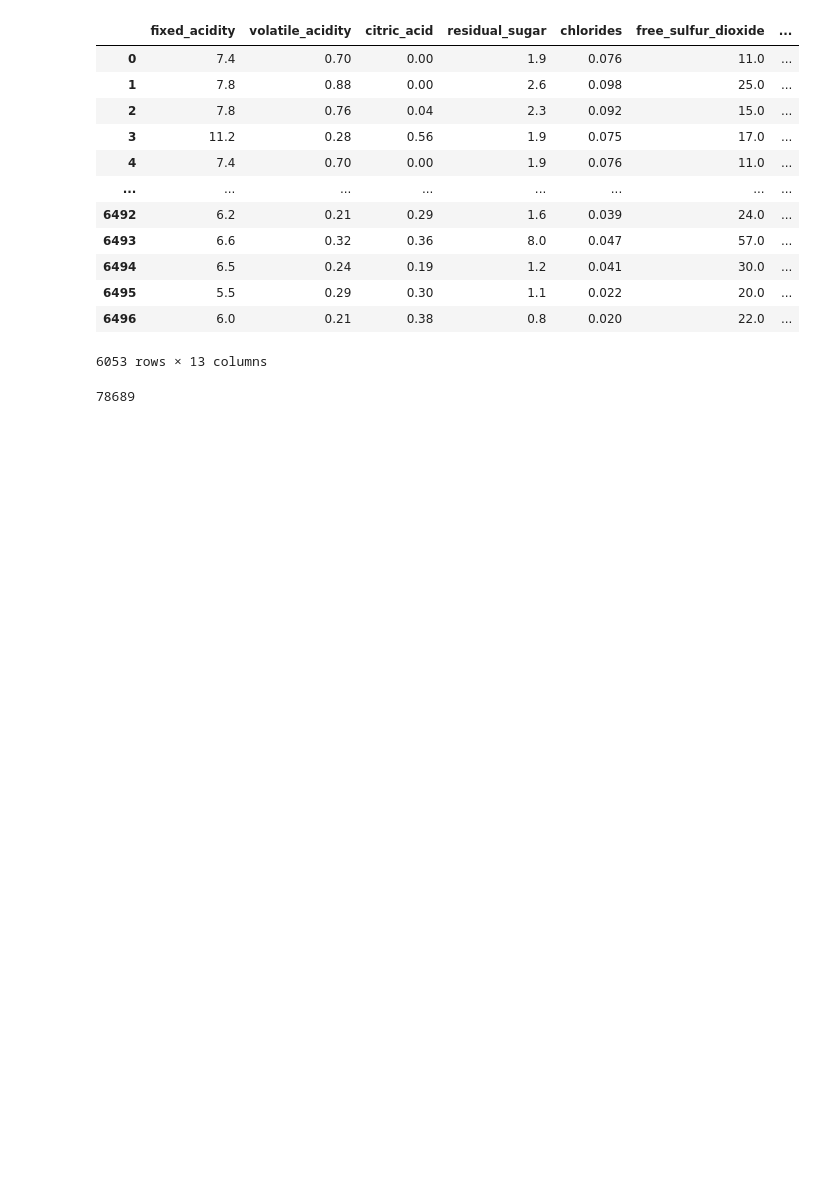
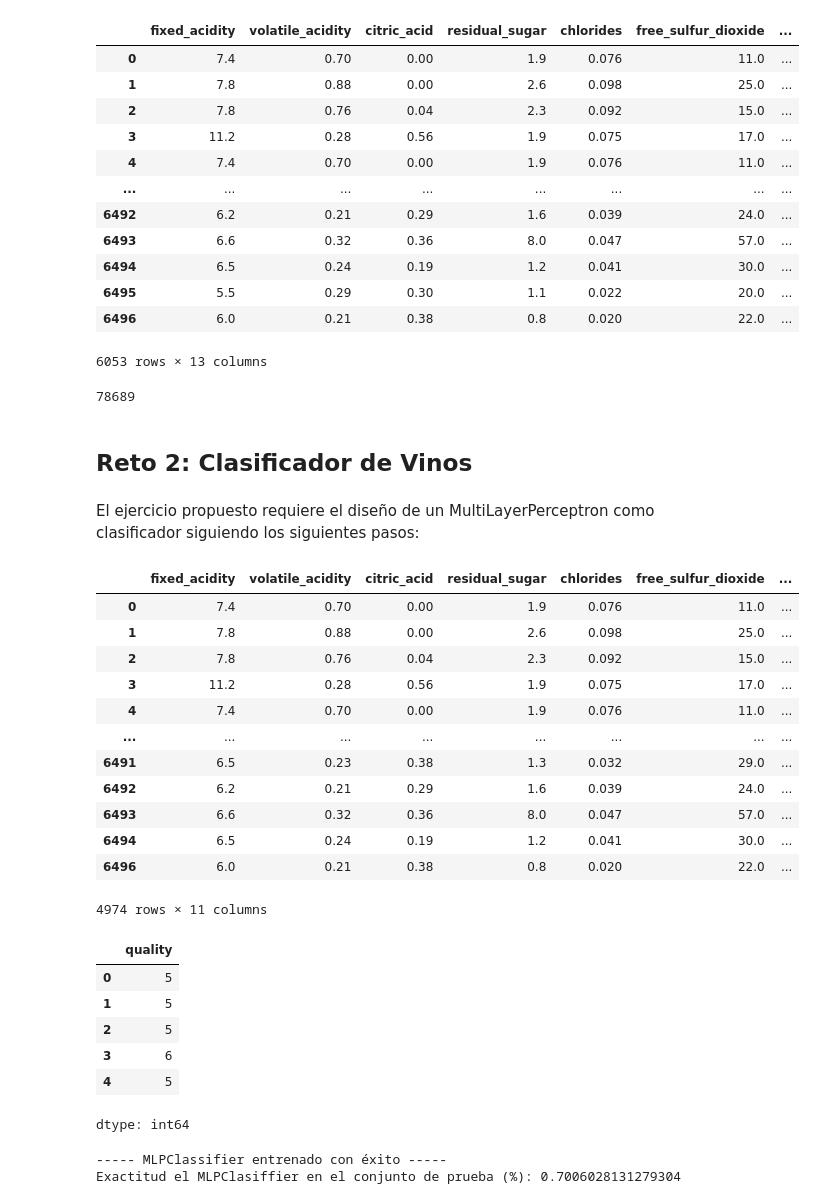
Before and after one commit to justoneye/Bootcamp-IA-G84, a Jupyter notebook: Retos_Técnicos.ipynb, the cells around one changed output. Saved outputs shown, nothing was run; the diff lists cells and outputs as text; code cells hidden in the pictures; blank space fills up the shorter version.

Commit message:
Reto 2

```diff
--- a/Retos_Técnicos.ipynb
+++ b/Retos_Técnicos.ipynb
@@ -48,3 +51,61 @@ quality.size
 | 6496 | 6.0 | 0.21 | 0.38 | 0.8 | 0.020 | 22.0 | ... |
 6053 rows × 13 columns
 78689
+# %% [markdown]
+## Reto 2: Clasificador de Vinos
+# %% [markdown]
+ El ejercicio propuesto requiere el diseño de un MultiLayerPerceptron como clasificador siguiendo los siguientes pasos:
+# %%
+from sklearn.model_selection import train_test_split
+from sklearn.neural_network import MLPClassifier
+
+# 4. Definir X con las características desde 0-10
+nuevo = wines[(wines['quality'] >= 5) & (wines['quality'] <= 6)]
+X = nuevo.iloc[:, 0:11]
+display(X)
+
+# 5. Definir y con la característica 'quality'
+y = nuevo['quality']
+display(y.head())
+
+# Dividir los datos en conjuntos de entrenamiento y prueba
+X_train, X_test, y_train, y_test = train_test_split(X, y, test_size=0.3, random_state=42)
+
+
+# 6. Entrenar un MLPClassifier con los siguientes parámetros: hidden_layer_sizes=(10,10), random_state=10, activation='logistic'.
+# Crear una instancia de MLPClassifier con los parámetros especificados
+
+nlp = MLPClassifier(hidden_layer_sizes=(10,10), random_state=10, activation='logistic', max_iter=200)
+
+# Entrenar modelo
+nlp.fit(X_train, y_train)
+
+print("----- MLPClassifier entrenado con éxito -----")
+
+
+# 7. Calcular y reportar el score obtenido
+score = nlp.score(X_test, y_test)
+print(f"Exactitud el MLPClasiffier en el conjunto de prueba (%): {score}")
+# %% [output]
+|  | fixed_acidity | volatile_acidity | citric_acid | residual_sugar | chlorides | free_sulfur_dioxide | ... |
+| 0 | 7.4 | 0.70 | 0.00 | 1.9 | 0.076 | 11.0 | ... |
+| 1 | 7.8 | 0.88 | 0.00 | 2.6 | 0.098 | 25.0 | ... |
+| 2 | 7.8 | 0.76 | 0.04 | 2.3 | 0.092 | 15.0 | ... |
+| 3 | 11.2 | 0.28 | 0.56 | 1.9 | 0.075 | 17.0 | ... |
+| 4 | 7.4 | 0.70 | 0.00 | 1.9 | 0.076 | 11.0 | ... |
+| ... | ... | ... | ... | ... | ... | ... | ... |
+| 6491 | 6.5 | 0.23 | 0.38 | 1.3 | 0.032 | 29.0 | ... |
+| 6492 | 6.2 | 0.21 | 0.29 | 1.6 | 0.039 | 24.0 | ... |
+| 6493 | 6.6 | 0.32 | 0.36 | 8.0 | 0.047 | 57.0 | ... |
+| 6494 | 6.5 | 0.24 | 0.19 | 1.2 | 0.041 | 30.0 | ... |
+| 6496 | 6.0 | 0.21 | 0.38 | 0.8 | 0.020 | 22.0 | ... |
+4974 rows × 11 columns
+|  | quality |
+| 0 | 5 |
+| 1 | 5 |
+| 2 | 5 |
+| 3 | 6 |
+| 4 | 5 |
+dtype: int64
+----- MLPClassifier entrenado con éxito -----
+Exactitud el MLPClasiffier en el conjunto de prueba (%): 0.7006028131279304
```
Also changed, not shown: parts of 3 cells of this notebook.
